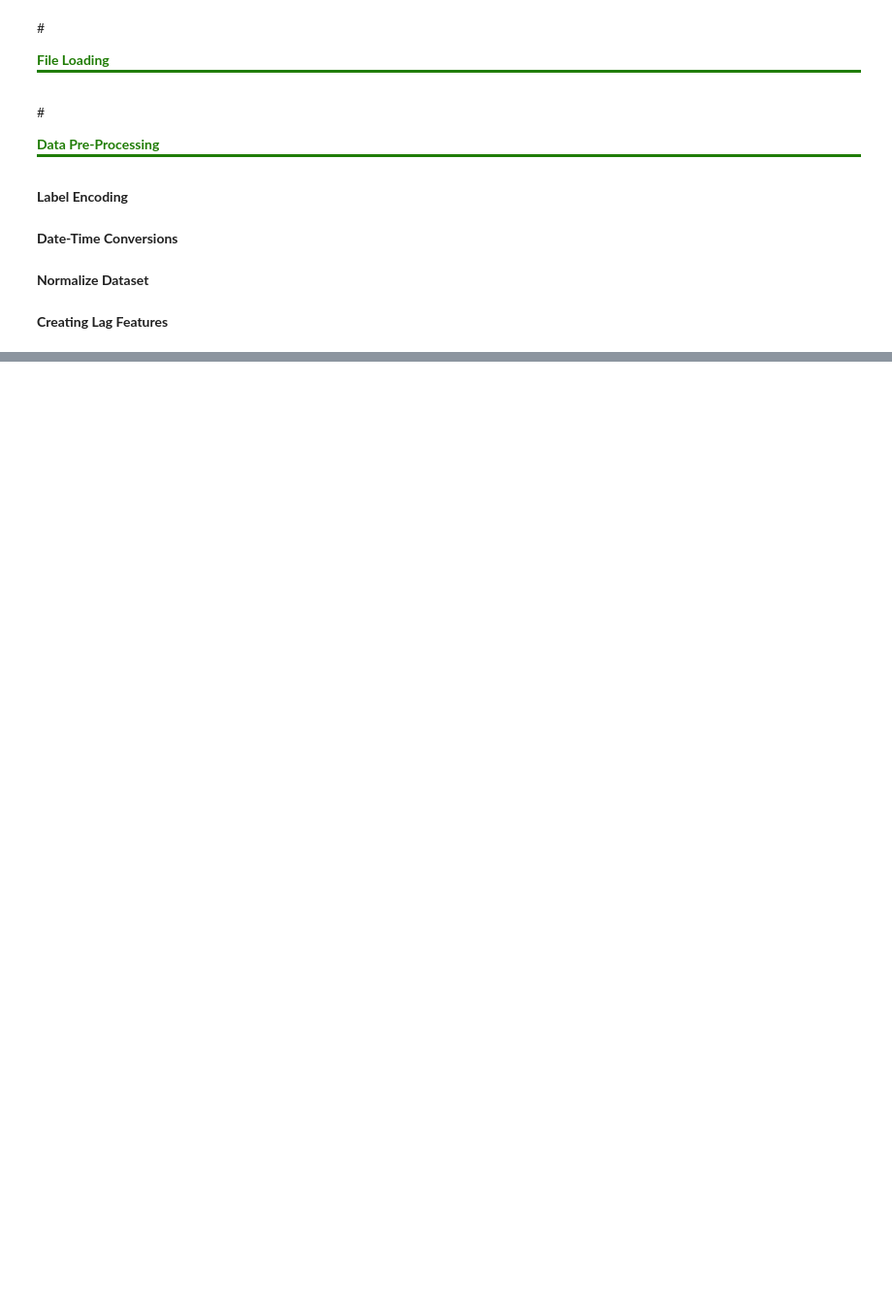
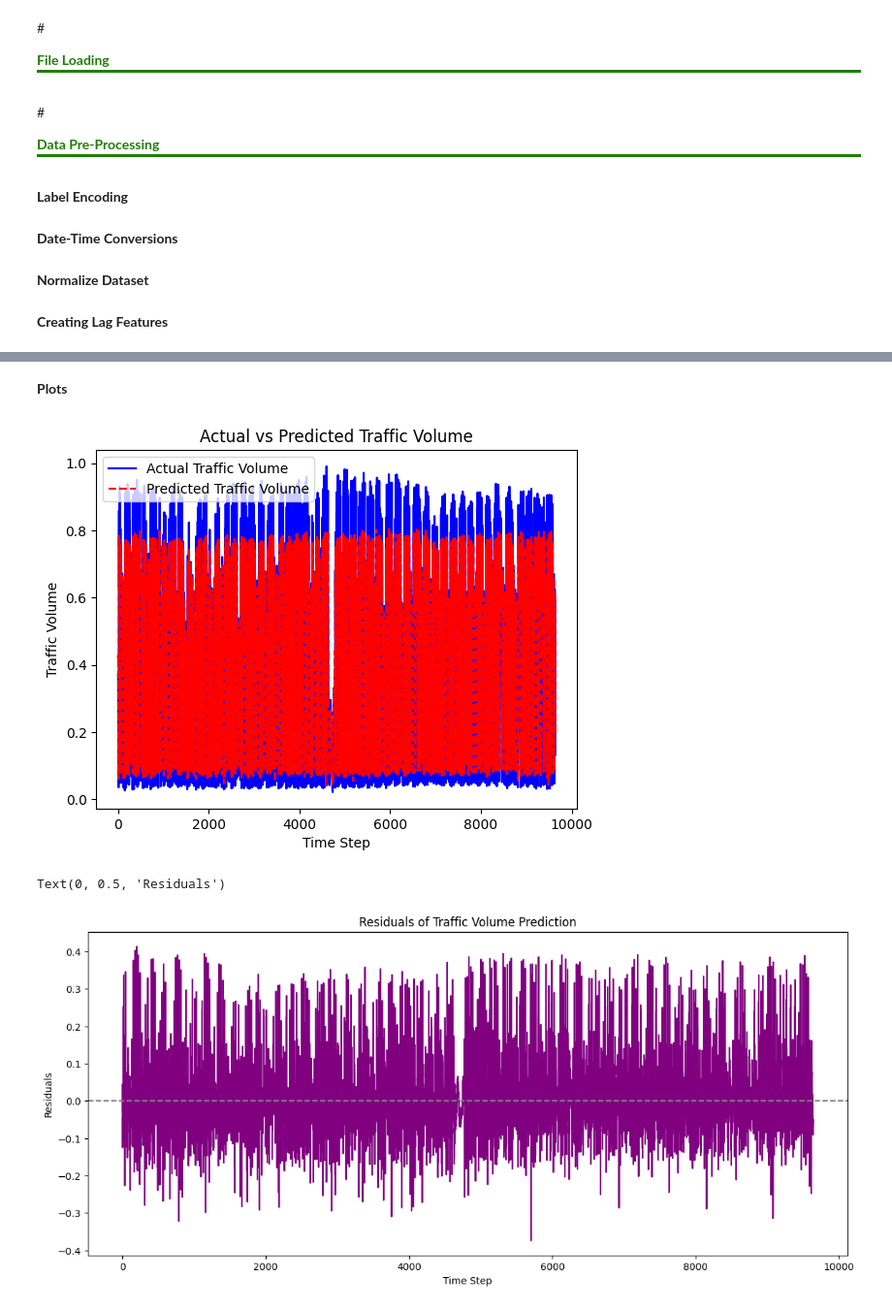
Before and after one commit to dr-mushtaq/Research-Work, a Jupyter notebook: Traffic_Prediction_System.ipynb, the cells around one changed output, grey strips where cells are left out. Shown at 97% size. Saved outputs shown, nothing was run; the diff lists cells and outputs as text; code cells hidden in the pictures; blank space fills up the shorter version.

```diff
--- a/Traffic_Prediction_System.ipynb
+++ b/Traffic_Prediction_System.ipynb
@@ -52,0 +80,10 @@ data.dropna(inplace=True)
+# %%
+# Compile the model
+model.compile(optimizer='adam', loss='mean_squared_error')
+
+# Define early stopping
+early_stopping = EarlyStopping(monitor='val_loss', patience=10, restore_best_weights=True)
+
+# Step 8: Train the model
+history = model.fit(X_train, y_train, epochs=100, batch_size=32, validation_split=0.2,
+                     verbose=1)
@@ -52,0 +159,23 @@ data.dropna(inplace=True)
+# %% [markdown]
+**Plots**
+# %%
+# Plotting actual vs. predicted values
+plt.plot(y_test, label='Actual Traffic Volume', color='blue')
+plt.plot(y_pred, label='Predicted Traffic Volume', color='red', linestyle='dashed')
+plt.title("Actual vs Predicted Traffic Volume")
+plt.xlabel("Time Step")
+plt.ylabel("Traffic Volume")
+plt.legend()
+plt.show()
+
+# Plot residuals (errors) if desired
+plt.figure(figsize=(14, 6))
+plt.plot(y_test - y_pred.flatten(), label='Residuals (Actual - Predicted)', color='purple')
+plt.axhline(0, color='gray', linestyle='--')
+plt.title("Residuals of Traffic Volume Prediction")
+plt.xlabel("Time Step")
+plt.ylabel("Residuals")
+# %% [output]
+[figure, added]
+Text(0, 0.5, 'Residuals')
+[figure, added]
```
Also changed, not shown: parts of 6 cells of this notebook.
